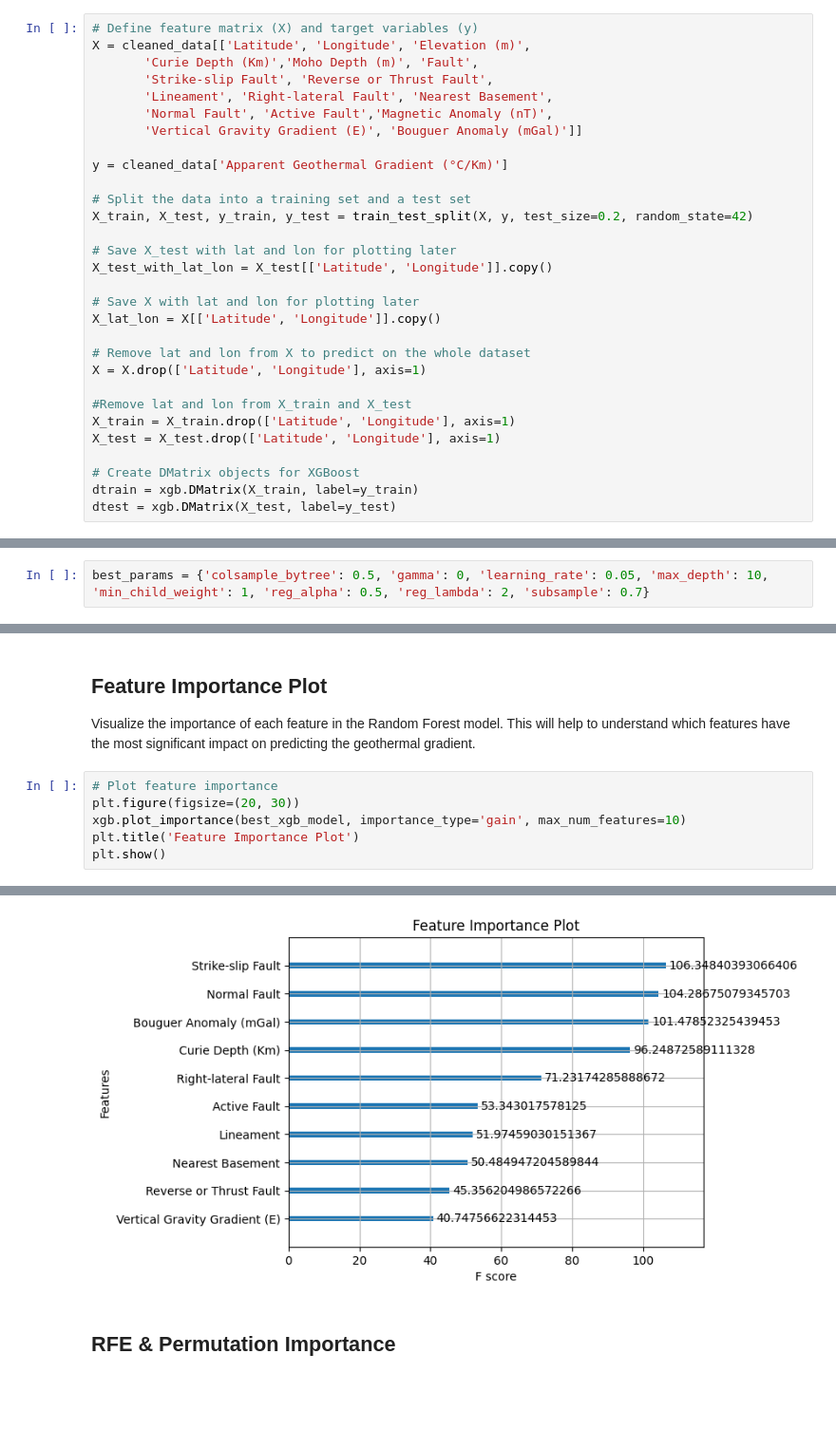
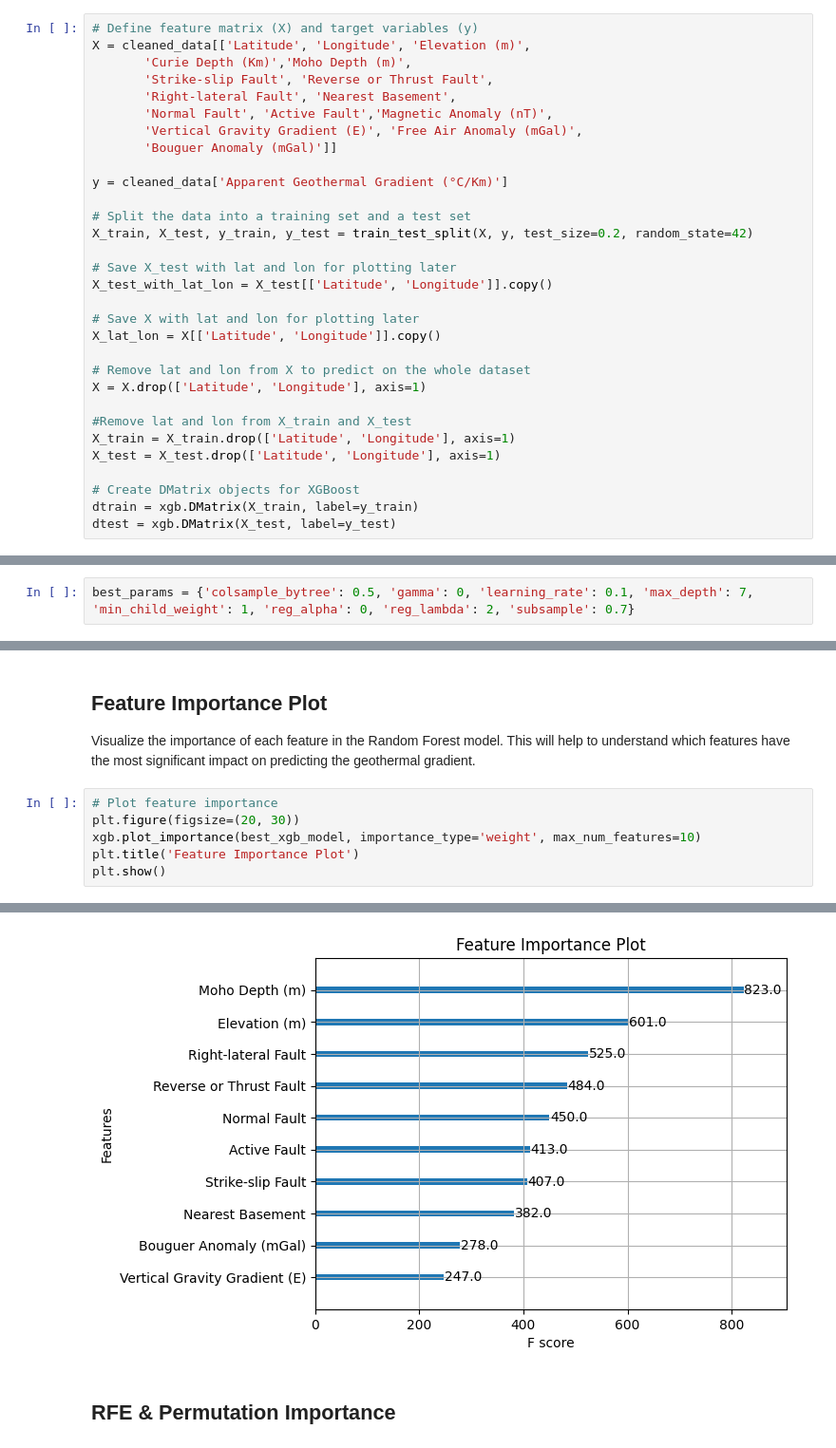
Before and after one commit to jcmefra/Geothermal-Gradient-Machine-Learning, a Jupyter notebook: Model_V3.ipynb, the cells around one changed output, grey strips where cells are left out. Shown at 95% size. Saved outputs shown, nothing was run; the diff lists cells and outputs as text; blank space fills up the shorter version.

```diff
--- a/Model_V3.ipynb
+++ b/Model_V3.ipynb
@@ -162,11 +162,12 @@ cleaned_data.columns
 # %%
 # Define feature matrix (X) and target variables (y)
 X = cleaned_data[['Latitude', 'Longitude', 'Elevation (m)',
-       'Curie Depth (Km)','Moho Depth (m)', 'Fault',
+       'Curie Depth (Km)','Moho Depth (m)',
        'Strike-slip Fault', 'Reverse or Thrust Fault',
-       'Lineament', 'Right-lateral Fault', 'Nearest Basement',
+       'Right-lateral Fault', 'Nearest Basement',
        'Normal Fault', 'Active Fault','Magnetic Anomaly (nT)',
-       'Vertical Gravity Gradient (E)', 'Bouguer Anomaly (mGal)']]
+       'Vertical Gravity Gradient (E)', 'Free Air Anomaly (mGal)',
+       'Bouguer Anomaly (mGal)']]
 
 y = cleaned_data['Apparent Geothermal Gradient (°C/Km)']
 
@@ -236,5 +237,5 @@ Best Mean Squared Error: 23.292426868821853
 # %%
-best_params = {'colsample_bytree': 0.5, 'gamma': 0, 'learning_rate': 0.05, 'max_depth': 10, 'min_child_weight': 1, 'reg_alpha': 0.5, 'reg_lambda': 2, 'subsample': 0.7}
+best_params = {'colsample_bytree': 0.5, 'gamma': 0, 'learning_rate': 0.1, 'max_depth': 7, 'min_child_weight': 1, 'reg_alpha': 0, 'reg_lambda': 2, 'subsample': 0.7}
 # %% [markdown]
 ## Train XGBoost and evaluate model
 # %%
@@ -349,12 +350,12 @@ Visualize the importance of each feature in the Random Forest model. This will h
 # %%
 # Plot feature importance
 plt.figure(figsize=(20, 30))
-xgb.plot_importance(best_xgb_model, importance_type='gain', max_num_features=10)
+xgb.plot_importance(best_xgb_model, importance_type='weight', max_num_features=10)
 plt.title('Feature Importance Plot')
 plt.show()
 # %% [output]
 <Figure size 2000x3000 with 0 Axes>
-[figure, old version]
+[figure, new version]
 # %% [markdown]
 ## RFE & Permutation Importance
 # %%
```
Also changed, not shown: parts of 16 cells of this notebook, 3 other files.
